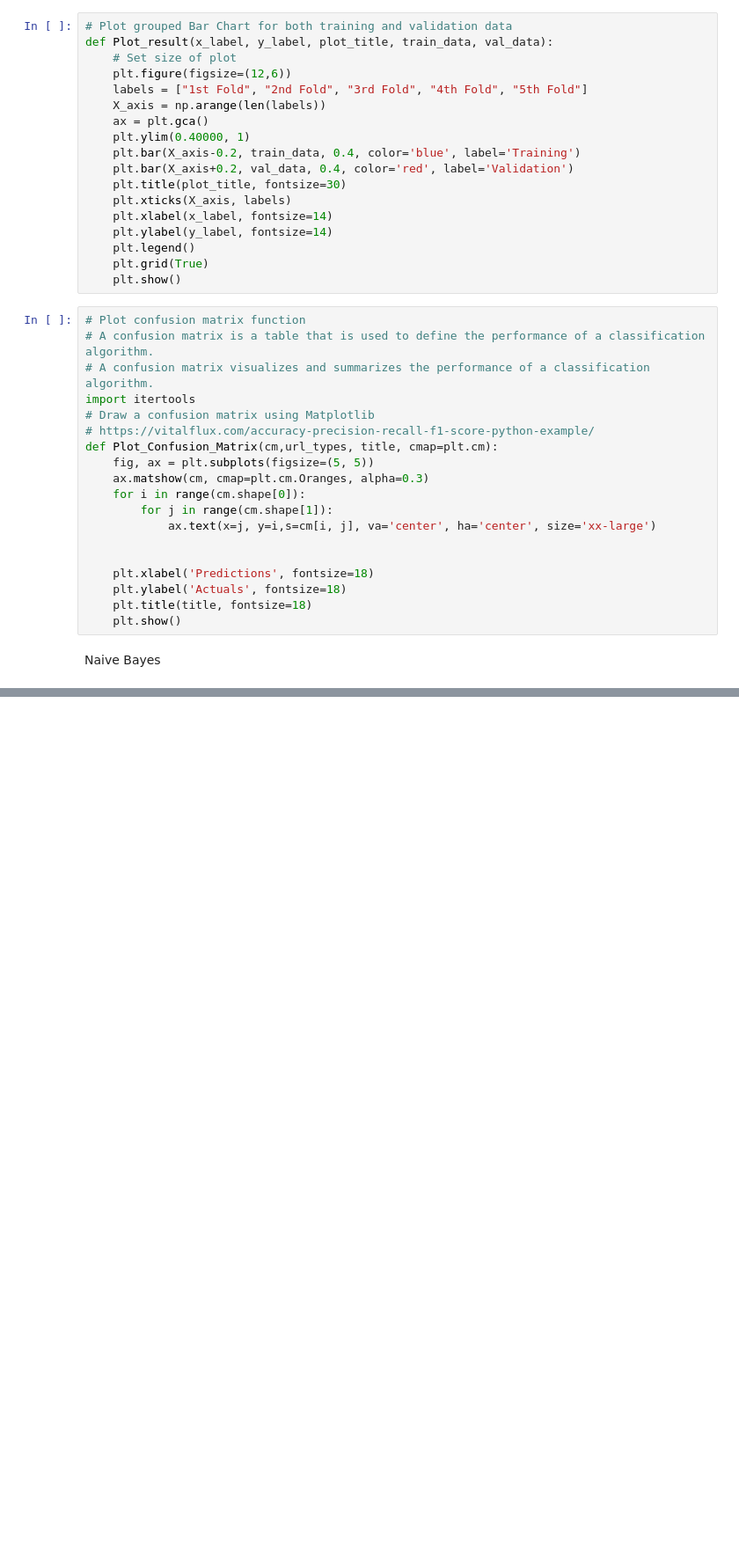
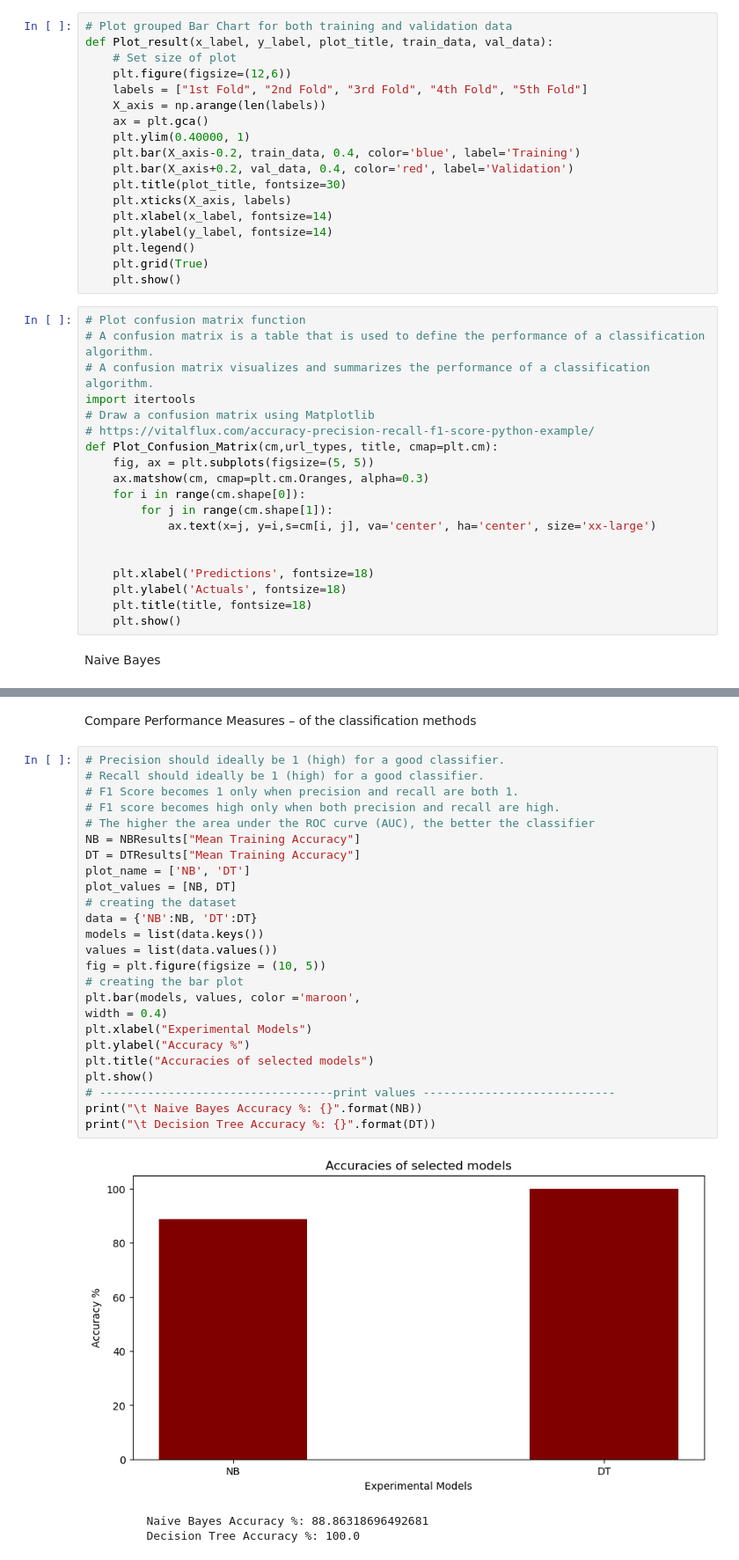
Before and after one commit to Rahafzsh/DataMiningTasks, a Jupyter notebook: Lab8/DMLab8.ipynb, the cells around one changed output, grey strips where cells are left out. Shown: that part at 88% size. Saved outputs shown, nothing was run; the diff lists cells and outputs as text; blank space fills up the shorter version.

```diff
--- a/Lab8/DMLab8.ipynb
+++ b/Lab8/DMLab8.ipynb
@@ -323,0 +389,32 @@ Mean Validation F1 Score: 0.9083543153110302
+# %% [markdown]
+Compare Performance Measures –
+of the classification methods
+# %%
+# Precision should ideally be 1 (high) for a good classifier.
+# Recall should ideally be 1 (high) for a good classifier.
+# F1 Score becomes 1 only when precision and recall are both 1.
+# F1 score becomes high only when both precision and recall are high.
+# The higher the area under the ROC curve (AUC), the better the classifier
+NB = NBResults["Mean Training Accuracy"]
+DT = DTResults["Mean Training Accuracy"]
+plot_name = ['NB', 'DT']
+plot_values = [NB, DT]
+# creating the dataset
+data = {'NB':NB, 'DT':DT}
+models = list(data.keys())
+values = list(data.values())
+fig = plt.figure(figsize = (10, 5))
+# creating the bar plot
+plt.bar(models, values, color ='maroon',
+width = 0.4)
+plt.xlabel("Experimental Models")
+plt.ylabel("Accuracy %")
+plt.title("Accuracies of selected models")
+plt.show()
+# ----------------------------------print values ----------------------------
+print("\t Naive Bayes Accuracy %: {}".format(NB))
+print("\t Decision Tree Accuracy %: {}".format(DT))
+# %% [output]
+[figure, added]
+         Naive Bayes Accuracy %: 88.86318696492681
+         Decision Tree Accuracy %: 100.0
```
Also changed, not shown: parts of 5 cells of this notebook, 2 other files.
